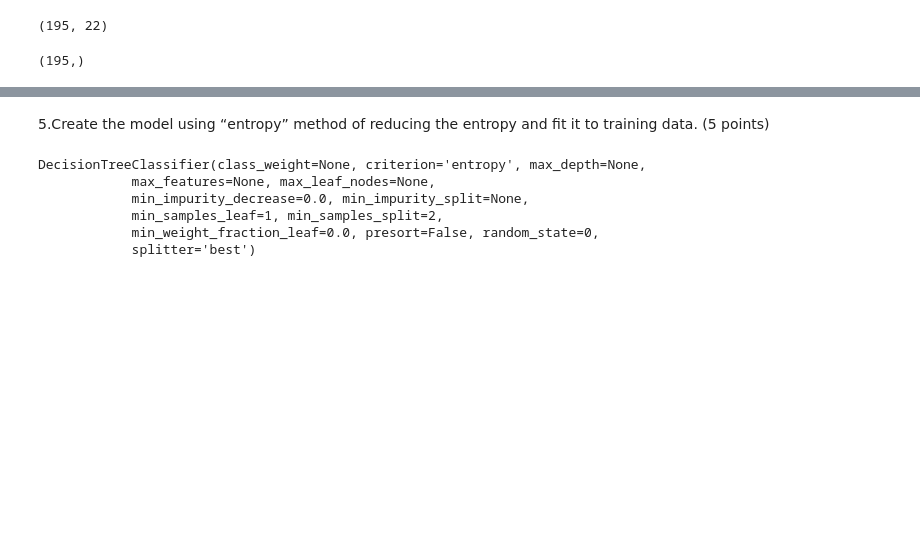
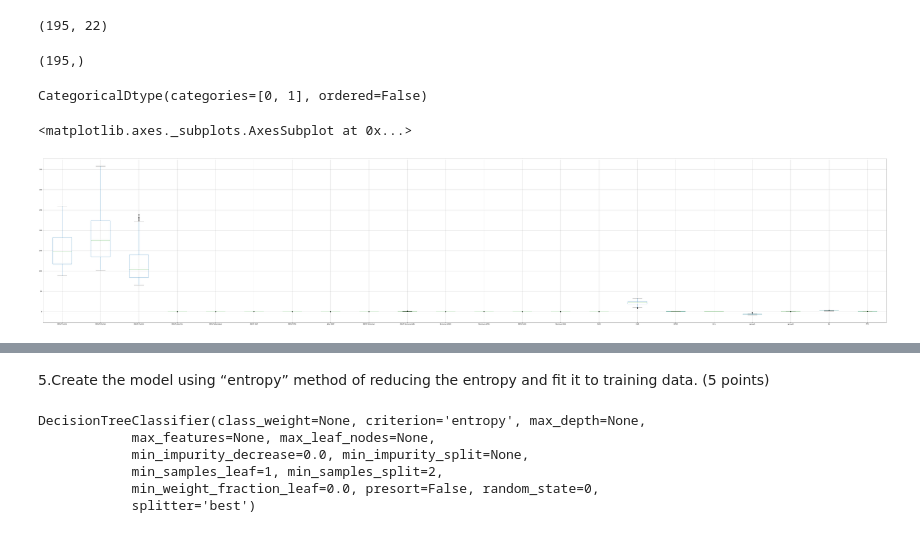
Before and after one commit to GreatLearningAIML1/bangalore-november-2018-batch-dsmithun, a Jupyter notebook: Ensemble Techniques_R3_Project_Parkinson’s Disease.ipynb, the cells around one changed output, grey strips where cells are left out. Drawn from its saved outputs; the diff is of its cells as text; code cells hidden in the pictures; blank space fills up the shorter version.

```diff
--- a/Ensemble Techniques_R3_Project_Parkinson’s Disease.ipynb
+++ b/Ensemble Techniques_R3_Project_Parkinson’s Disease.ipynb
@@ -202,3 +231,19 @@ y = parkd_df["status"]
 y.shape
 # %% [output]
 (195,)
+# %%
+y.dtypes
+# %% [output]
+CategoricalDtype(categories=[0, 1], ordered=False)
+# %%
+# Treating outlier in MDVP:Fhi(Hz) using IQR
+column_data = x["MDVP:Fhi(Hz)"]
+IQR = column_data.quantile(0.75) - column_data.quantile(0.25)
+Upper_limit = column_data.quantile(0.75) + (1.5 * IQR)
+x["MDVP:Fhi(Hz)"] =  column_data.apply(lambda x: Upper_limit if x > Upper_limit else x)
+# %%
+# Check if the outliers have been removed
+x.boxplot(figsize = [100,20])
+# %% [output]
+<matplotlib.axes._subplots.AxesSubplot at 0x...>
+[figure, added]
```
Also changed, not shown: parts of 19 cells of this notebook.
